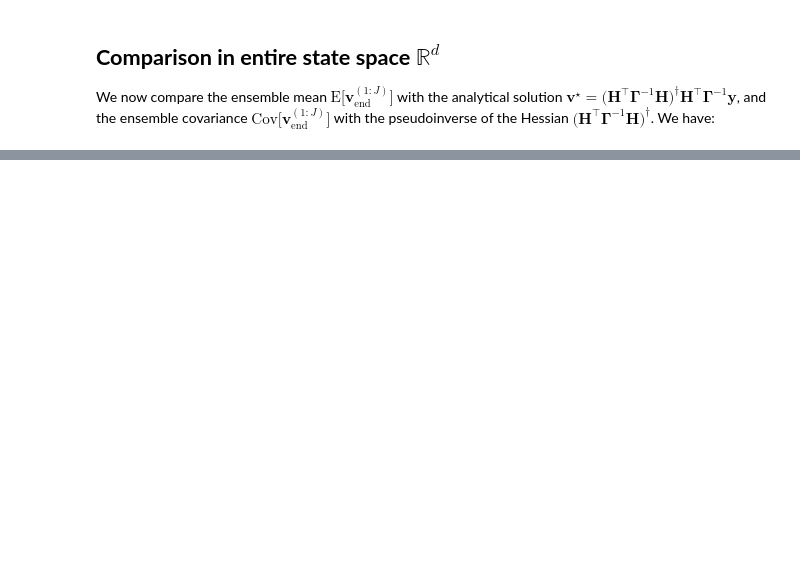
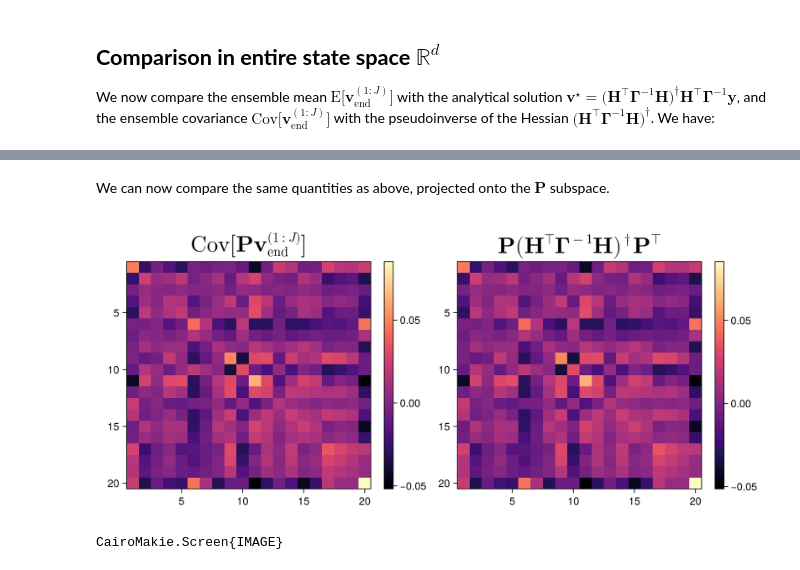
Before and after one commit to pstavrin/OralQual, a Jupyter notebook: scripts/RandomProblem.ipynb, the cells around one changed output, grey strips where cells are left out. Drawn from its saved outputs; the diff is of its cells as text; code cells hidden in the pictures; blank space fills up the shorter version.

```diff
--- a/scripts/RandomProblem.ipynb
+++ b/scripts/RandomProblem.ipynb
@@ -103,0 +104,19 @@ end
+# %%
+projectors = spectralproj(prob, _samplecov(prob.V0))
+P = real.(projectors.P);
+# %% [markdown]
+We can now compare the same quantities as above, projected onto the $\mathbf{P}$ subspace.
+# %%
+fig = Figure(size=(900,400))
+ax1 = Axis(fig[1, 1], title=L"\text{Cov}[\textbf{Pv}_\text{end}^{(1:J)}]", titlesize=30)
+ax1.yreversed=true
+ax2 = Axis(fig[1, 3] , title = L"\textbf{P}(\textbf{H}^⊤\textbf{Γ}^{-1}\textbf{H})^†\textbf{P}^⊤", titlesize=30)
+ax2.yreversed=true
+hm1 = heatmap!(ax1, P*C*P'; colormap=:magma)
+Colorbar(fig[1, 2], hm1)
+hm2 = heatmap!(ax2, P*prob.pHess*P'; colormap=:magma)
+Colorbar(fig[1, 4], hm2)
+display(fig)
+# %% [output]
+[figure, added]
+CairoMakie.Screen{IMAGE}
```
Also changed, not shown: parts of 7 cells of this notebook.
